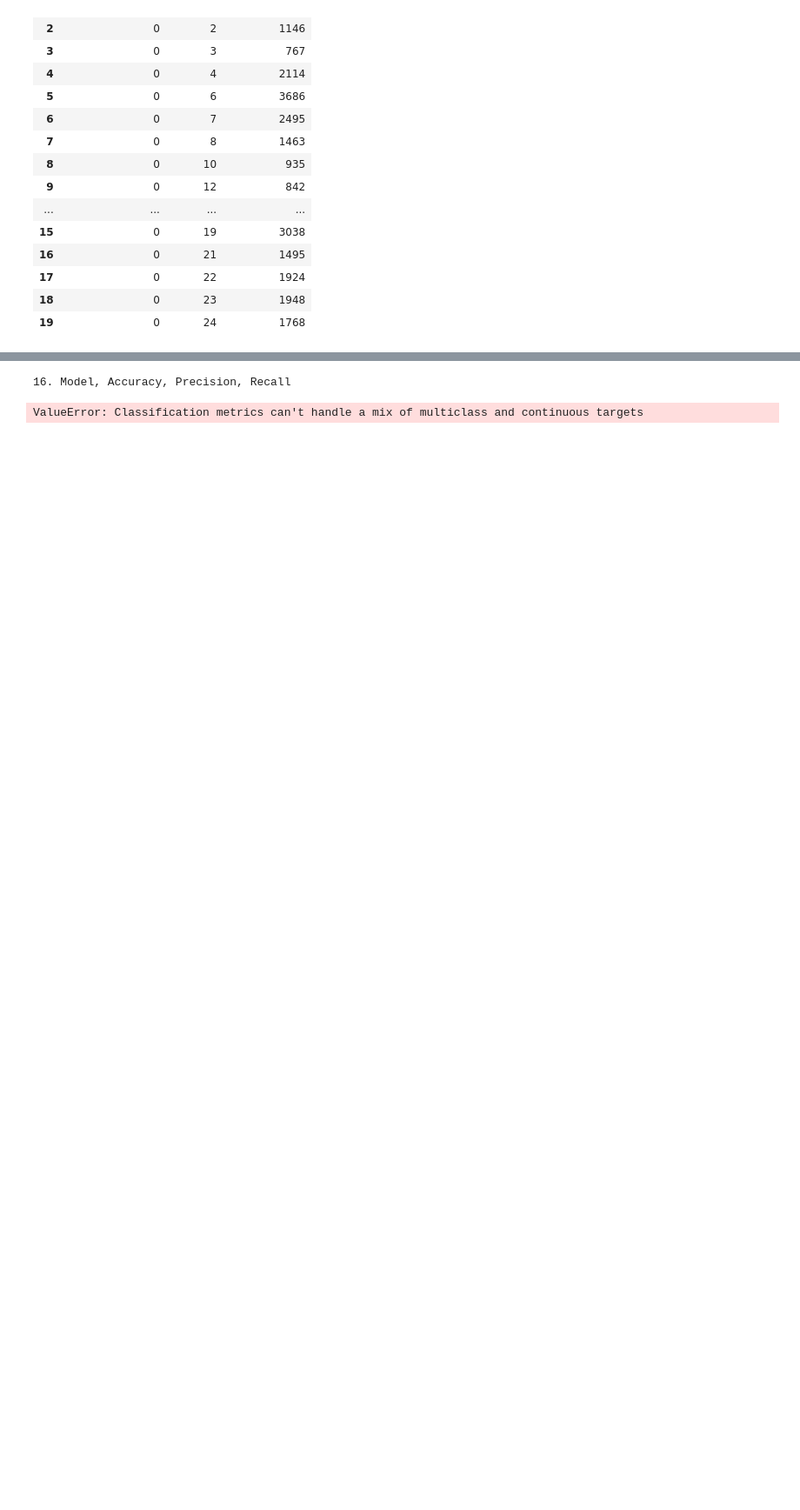
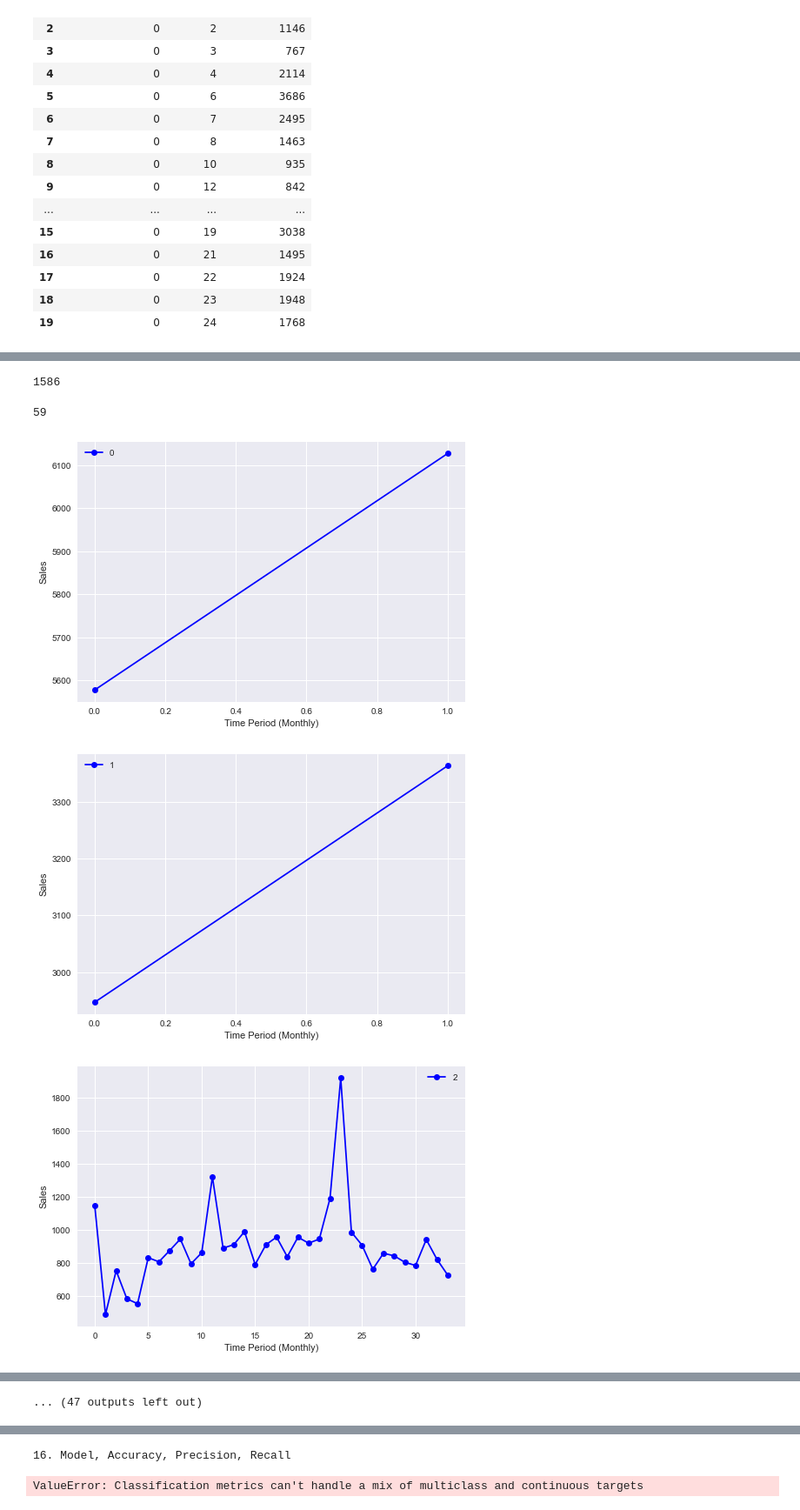
Before and after one commit to jguzman94/capstone-project, a Jupyter notebook: caps_1.ipynb, the cells around one changed output, grey strips where cells are left out. Shown at 87% size. Saved outputs shown, nothing was run; the diff lists cells and outputs as text; code cells hidden in the pictures; blank space fills up the shorter version.

```diff
--- a/caps_1.ipynb
+++ b/caps_1.ipynb
@@ -123,7 +124,7 @@ df1.sort_values(by=['date_block_num'], ascending=False, inplace=True);df1.head()
 | 2900177 | 33 | 57 | 10894 | 199.0 | 1 |
 # %%
 df2 = df0.groupby([pd.Grouper(key='date_block_num'),'shop_id'])['item_cnt_day'].sum();df2.head(20)
-df3 = df2.reset_index(drop=False);df3.head(20)
+df3 = df2.reset_index(drop=False)
 # %% [output]
 |  | date_block_num | shop_id | item_cnt_day |
 | 0 | 0 | 0 | 5578 |
@@ -146,0 +177,2 @@ X, y = df3.drop(['item_cnt_day'], axis=1), df3['item_cnt_day']
+# %%
+df3 = df3[df3['shop_id'] == 2];df3.head(20)
@@ -146,0 +217,26 @@ X, y = df3.drop(['item_cnt_day'], axis=1), df3['item_cnt_day']
+# %%
+df3['shop_id'].count()
+# %% [output]
+1586
+# %%
+max(df3['shop_id'])
+# %% [output]
+59
+# %%
+for i in range (0,59):
+
+    df3 = df3[df3['shop_id'] == i]
+
+    fig.suptitle('Total Sales by Month')
+
+    plt.xlabel('Time Period (Monthly)')
+    plt.ylabel('Sales')
+    actual = plt.plot(df3['date_block_num'], df3['item_cnt_day'], 'bo-', label='Sales')
+    plt.legend(f'{i}')
+    plt.show()
+
+    df3 = df2.reset_index(drop=False)
+# %% [output]
+[figure, added]
+[figure, added]
+[figure, added]
@@ -146,0 +252 @@ X, y = df3.drop(['item_cnt_day'], axis=1), df3['item_cnt_day']
+... (47 outputs left out)
```
Also changed, not shown: parts of 10 cells of this notebook.
